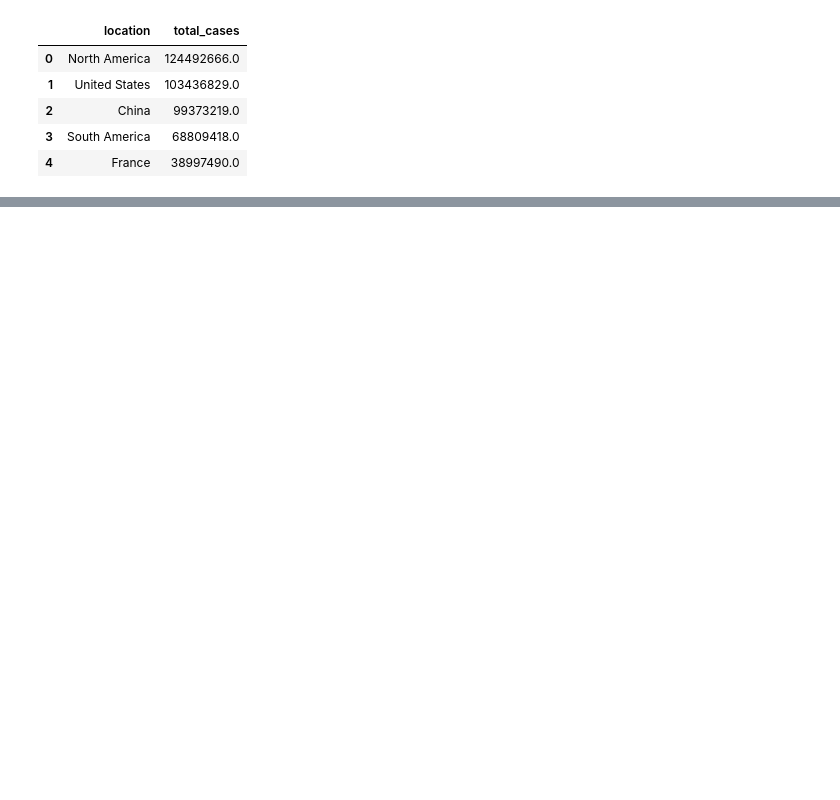
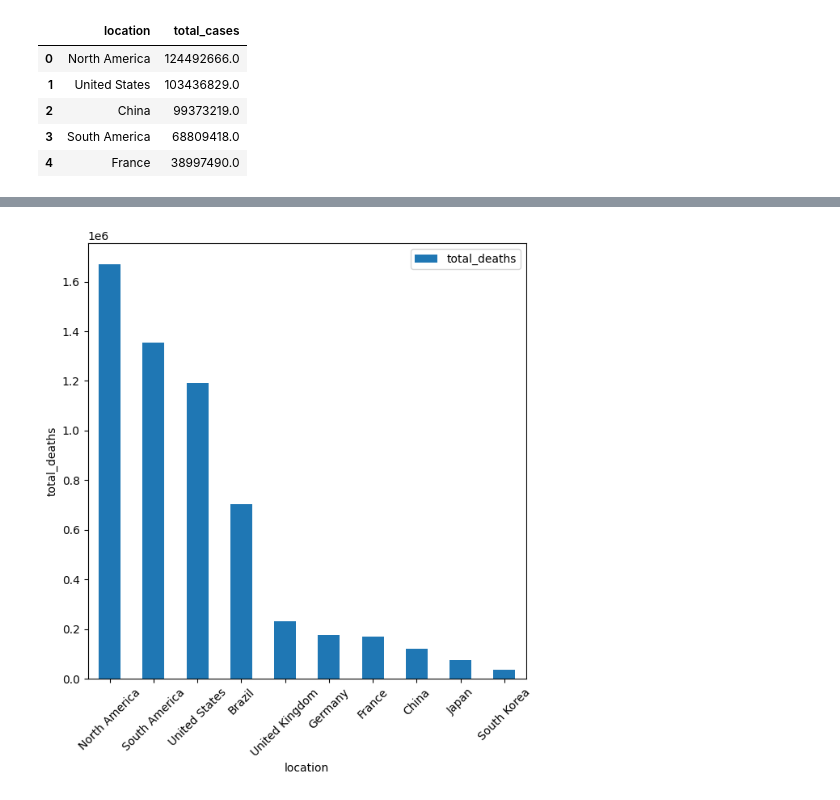
Before and after one commit to Vinit-M420/covid-data-pipeline, a Jupyter notebook: visuals/top10_total_cases.ipynb, the cells around one changed output, grey strips where cells are left out. Saved outputs shown, nothing was run; the diff lists cells and outputs as text; code cells hidden in the pictures; blank space fills up the shorter version.

```diff
--- a/visuals/top10_total_cases.ipynb
+++ b/visuals/top10_total_cases.ipynb
@@ -21,0 +23,2 @@ top10.head().set_index('location').plot.bar(ylabel='cases_count'  ) #.plt.savefi
+# %%
+top10death = pd.read_csv('../data/top10_owid_covid_loc.csv' ,  usecols = ['location', 'total_deaths'])
@@ -21,0 +39,4 @@ top10.head().set_index('location').plot.bar(ylabel='cases_count'  ) #.plt.savefi
+# %%
+top10death.set_index('location').sort_values('total_deaths', ascending=False).plot.bar(ylabel='total_deaths',rot=45, figsize = (7,7)).figure.savefig('top10_total_deaths.png')
+# %% [output]
+[figure, added]
```
Also changed, not shown: parts of 7 cells of this notebook, 5 other files.
